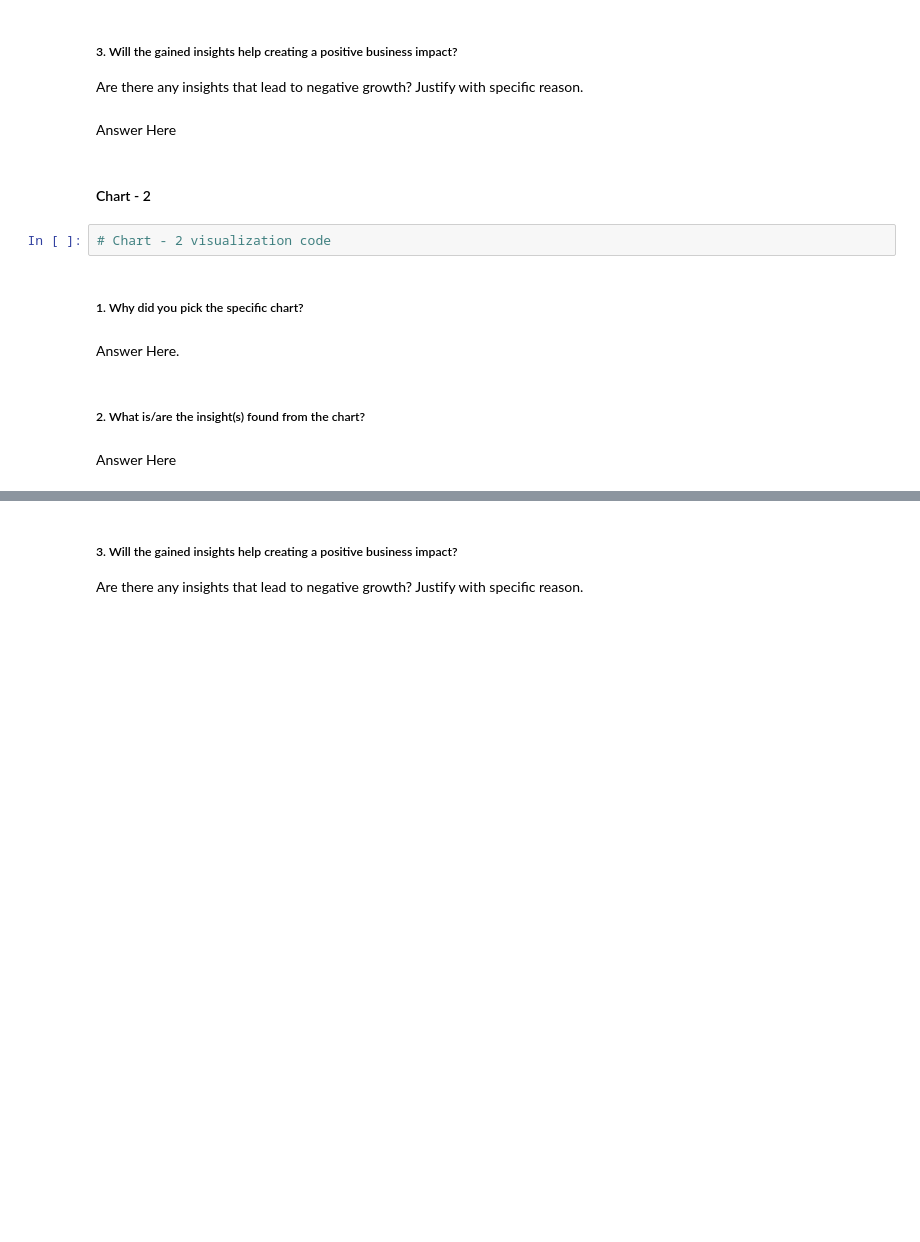
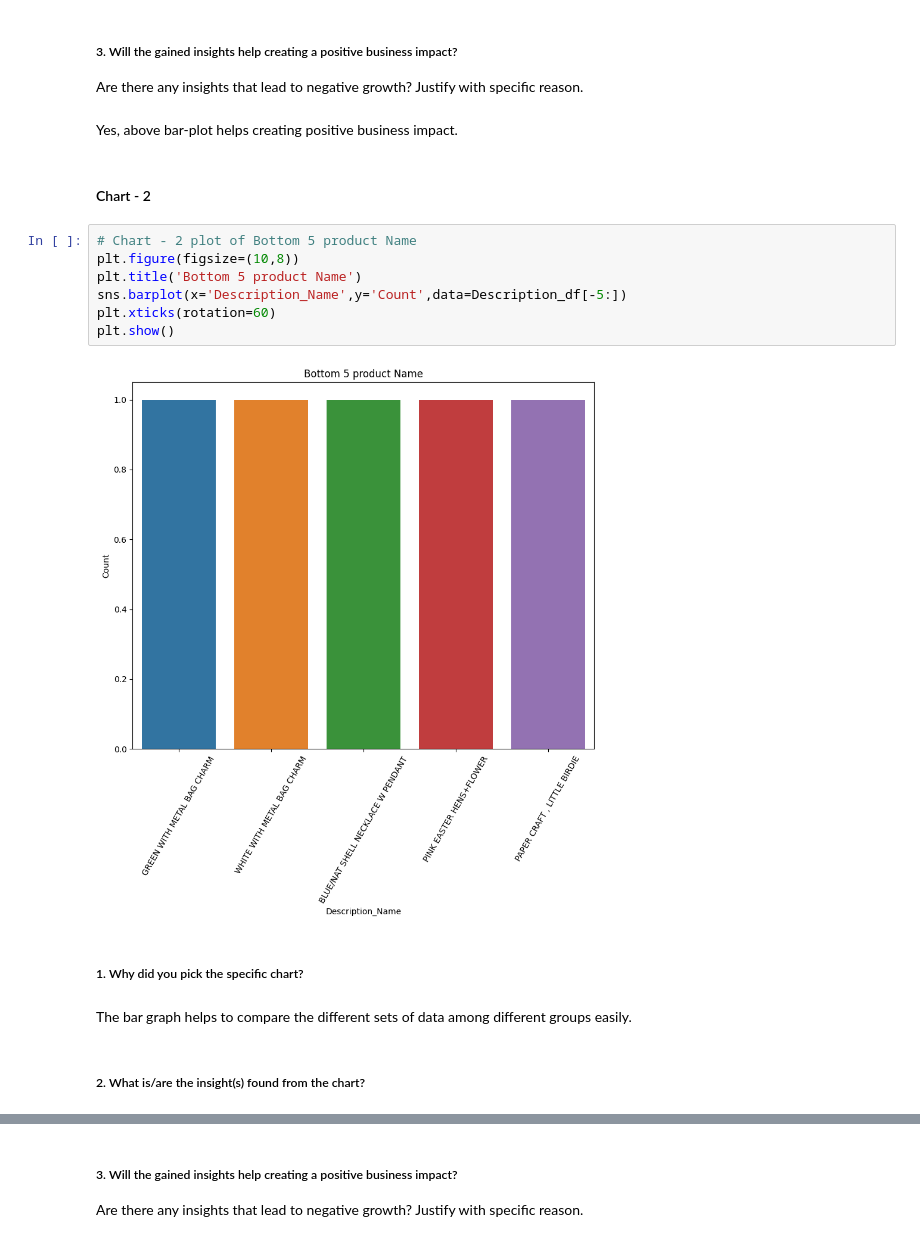
Before and after one commit to DhawalKhandait/Online-Retail-Customer-Segmentation-Clustering, a Jupyter notebook: Online_Retail_Customer_Segmentation.ipynb, the cells around one changed output, grey strips where cells are left out. Saved outputs shown, nothing was run; the diff lists cells and outputs as text; blank space fills up the shorter version.

```diff
--- a/Online_Retail_Customer_Segmentation.ipynb
+++ b/Online_Retail_Customer_Segmentation.ipynb
@@ -367,17 +403,22 @@ Answer Here
 # %% [markdown]
 ##### 3. Will the gained insights help creating a positive business impact?
 Are there any insights that lead to negative growth? Justify with specific reason.
-# %% [markdown]
-Answer Here
+# %% [markdown]
+Yes, above bar-plot helps creating positive business impact.
 # %% [markdown]
 #### Chart - 2
-# %%
-# Chart - 2 visualization code
+# %%
+# Chart - 2 plot of Bottom 5 product Name
+plt.figure(figsize=(10,8))
+plt.title('Bottom 5 product Name')
+sns.barplot(x='Description_Name',y='Count',data=Description_df[-5:])
+plt.xticks(rotation=60)
+plt.show()
+# %% [output]
+[figure, added]
 # %% [markdown]
 ##### 1. Why did you pick the specific chart?
-# %% [markdown]
-Answer Here.
+# %% [markdown]
+The bar graph helps to compare the different sets of data among different groups easily.
 # %% [markdown]
 ##### 2. What is/are the insight(s) found from the chart?
-# %% [markdown]
-Answer Here
```
Also changed, not shown: parts of 62 cells of this notebook.
